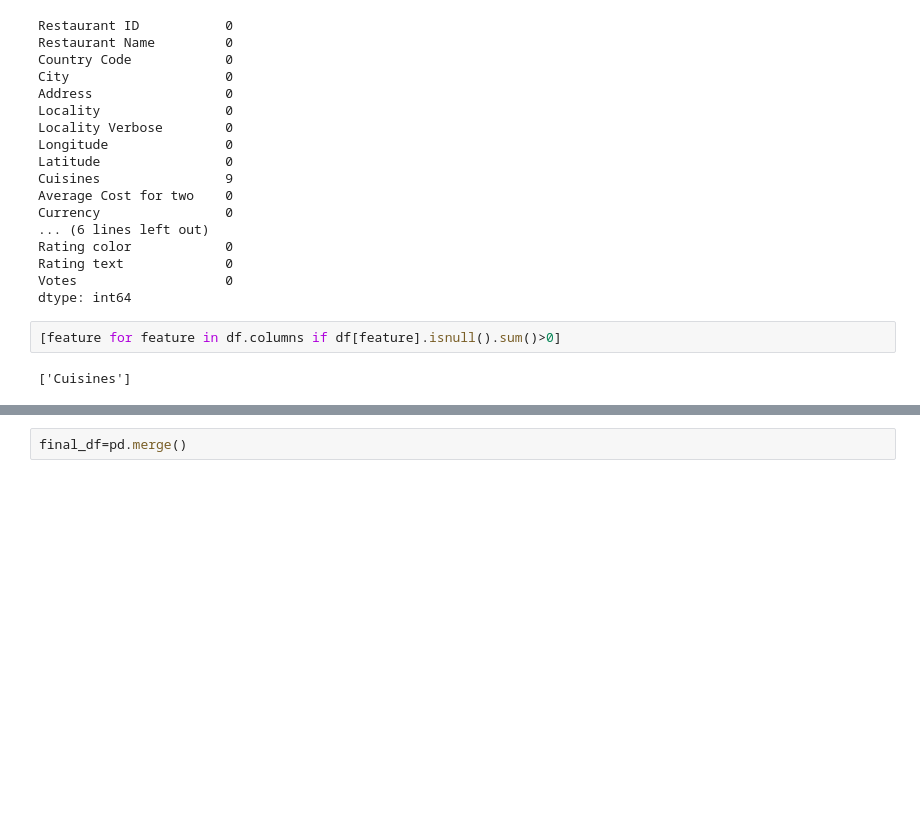
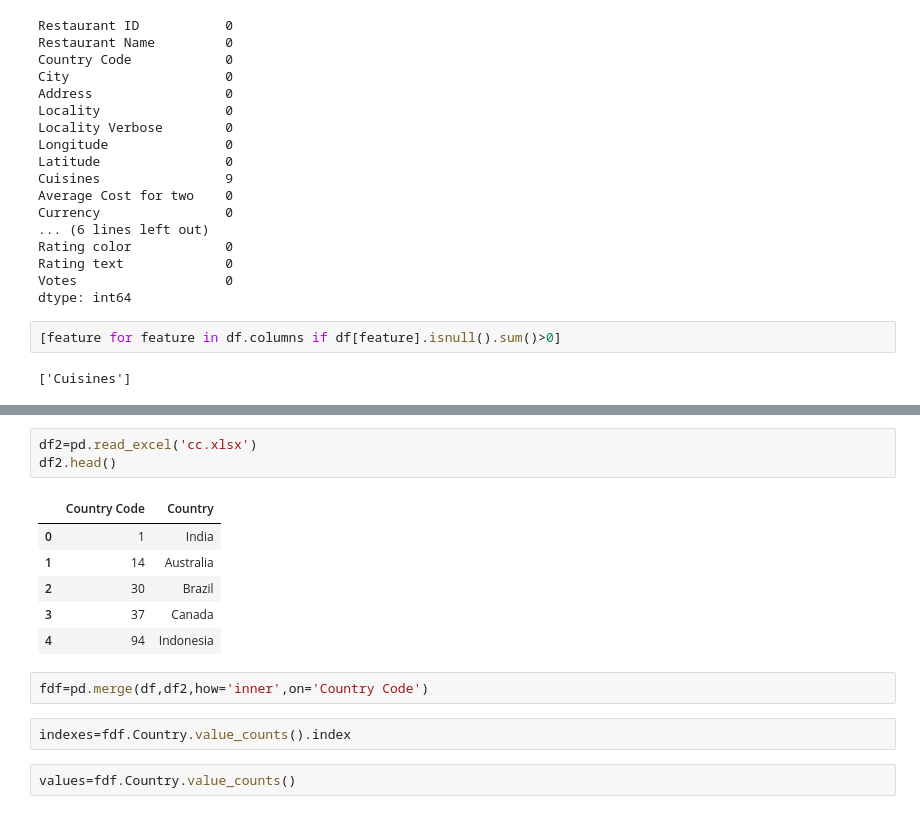
Before and after one commit to Damrukesh/EDA, a Jupyter notebook: book.ipynb, the cells around one changed output, grey strips where cells are left out. Saved outputs shown, nothing was run; the diff lists cells and outputs as text; blank space fills up the shorter version.

```diff
--- a/book.ipynb
+++ b/book.ipynb
@@ -86,2 +83,16 @@ sns.heatmap(df.isnull(),yticklabels=False,cbar=False,cmap='viridis')
 # %%
-final_df=pd.merge()
+df2=pd.read_excel('cc.xlsx')
+df2.head()
+# %% [output]
+|  | Country Code | Country |
+| 0 | 1 | India |
+| 1 | 14 | Australia |
+| 2 | 30 | Brazil |
+| 3 | 37 | Canada |
+| 4 | 94 | Indonesia |
+# %%
+fdf=pd.merge(df,df2,how='inner',on='Country Code')
+# %%
+indexes=fdf.Country.value_counts().index
+# %%
+values=fdf.Country.value_counts()
```
Also changed, not shown: parts of 5 cells of this notebook.
